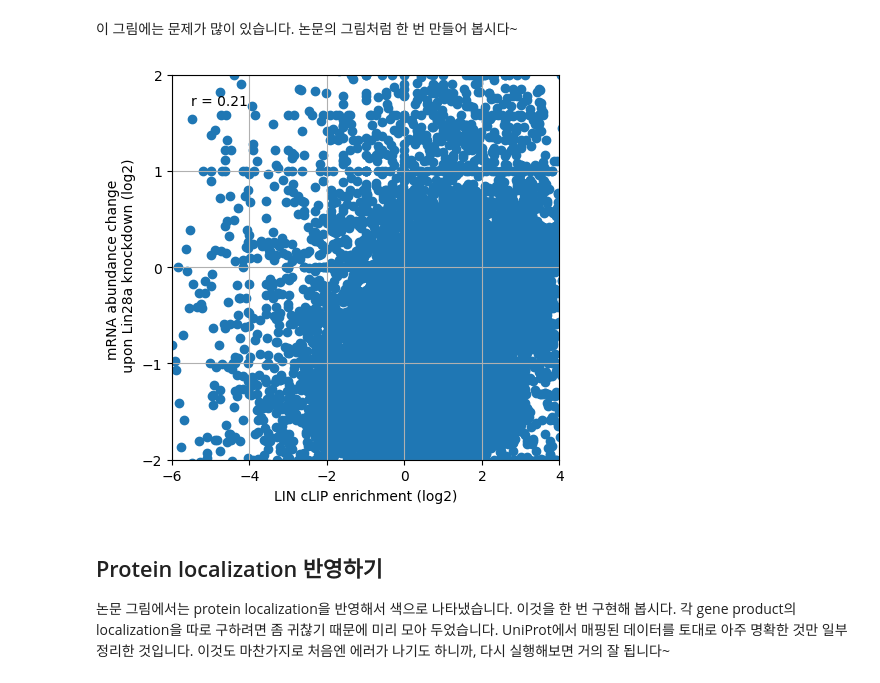
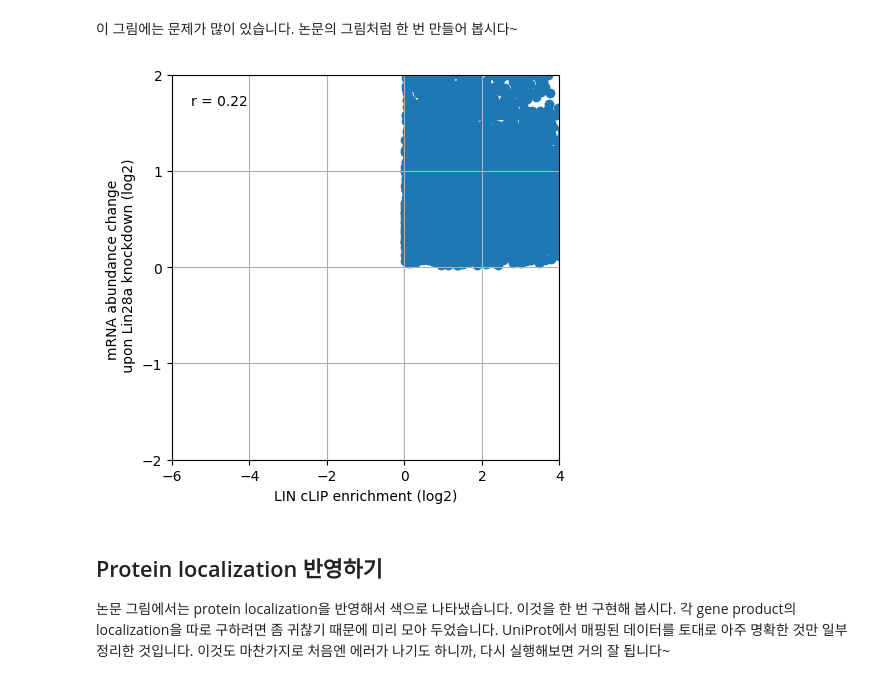
Before and after one commit to YUHYUNSEONG/YHS, a Jupyter notebook: CoLab_TermProj_2023_1.ipynb, the cells around one changed output. Cells and saved outputs as stored; diff of their text form; code cells hidden in the pictures.

```diff
--- a/CoLab_TermProj_2023_1.ipynb
+++ b/CoLab_TermProj_2023_1.ipynb
@@ -269,34 +269,38 @@ ax.scatter(np.log2(cnts['clip_enrichment']),
 # %%
 from matplotlib import pyplot as plt
 import numpy as np
 
+# Add pseudocount of 1 and calculate logarithm
+x = np.log2(cnts['clip_enrichment'] + 1)
+y = np.log2(cnts['rden_change'] + 1)
+
 # Filter values less than or equal to 0, NaN, and infinite values
-valid_indices = (cnts['clip_enrichment'] > 0) & (cnts['rden_change'] > 0) & ~np.isnan(cnts['clip_enrichment']) & ~np.isnan(cnts['rden_change']) & ~np.isinf(cnts['clip_enrichment']) & ~np.isinf(cnts['rden_change'])
-x = np.log2(cnts['clip_enrichment'][valid_indices])
-y = np.log2(cnts['rden_change'][valid_indices])
+valid_indices = (x > 0) & (y > 0) & ~np.isnan(x) & ~np.isnan(y) & ~np.isinf(x) & ~np.isinf(y)
+x = x[valid_indices]
+y = y[valid_indices]
 r = np.corrcoef(x, y)[0, 1]
 
 fig, ax = plt.subplots(1, 1, figsize=(5, 5))
 ax.scatter(x, y)
 
 # Set x-axis and y-axis limits
 ax.set_xlim(-6, 4)
 ax.set_ylim(-2, 2)
 
 # Add gridlines
 ax.set_xticks(np.arange(-6, 5, 2))
 ax.set_yticks(np.arange(-2, 3, 1))
 ax.grid(True)
 
 # Set x-axis label
 ax.set_xlabel('LIN cLIP enrichment (log2)')
 
 # Set y-axis label
 ax.set_ylabel('mRNA abundance change \n upon Lin28a knockdown (log2)')
 
 # Add r-value as text to the plot
 ax.text(0.05, 0.95, f'r = {r:.2f}', transform=ax.transAxes, ha='left', va='top')
 
 plt.show()
 # %% [output]
-[figure, old version]
+[figure, new version]
```
Also changed, not shown: parts of 1 cell of this notebook.
